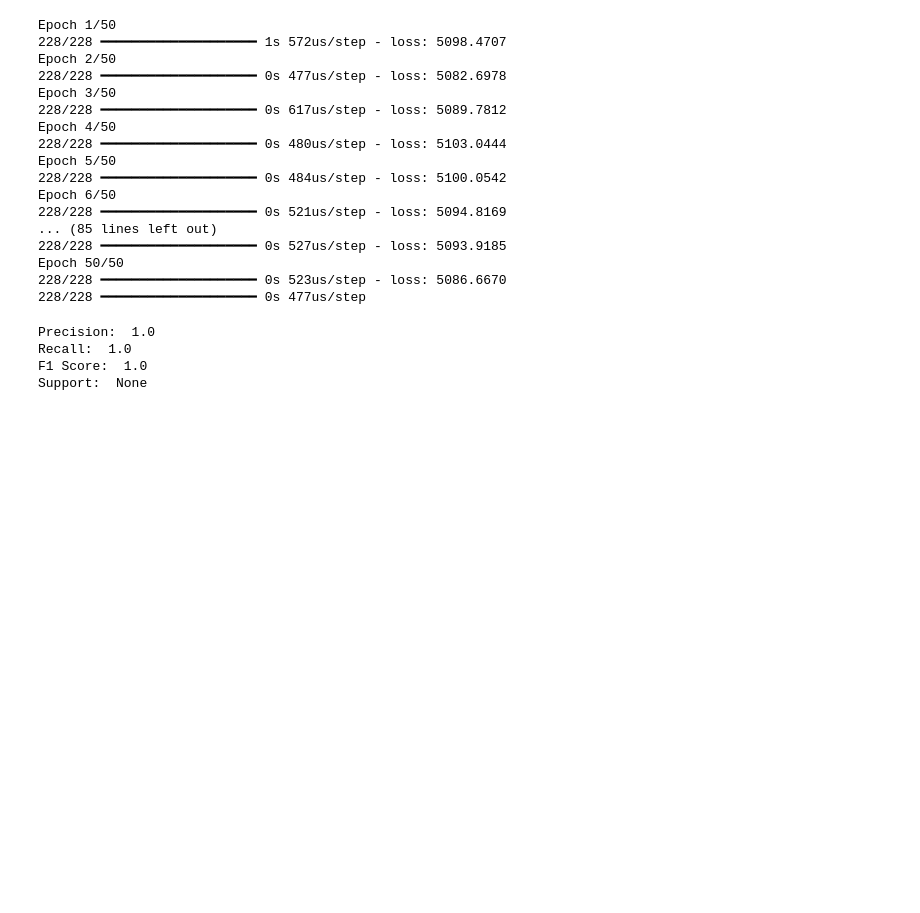
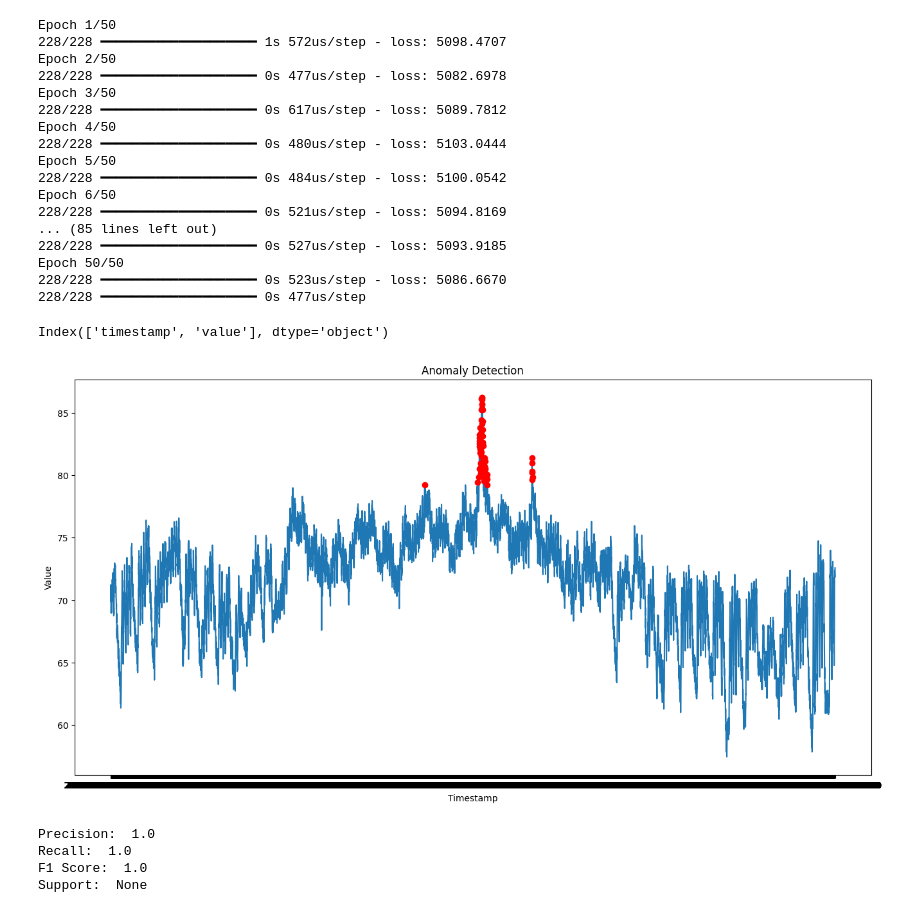
Before and after one commit to Liziye725/data_analysis_model, a Jupyter notebook: TimeSeriesAnomalyDetection/TimeSeriesAnomalyDetection.ipynb, the cells around one changed output. Drawn from its saved outputs; the diff is of its cells as text; code cells hidden in the pictures; blank space fills up the shorter version.

```diff
--- a/TimeSeriesAnomalyDetection/TimeSeriesAnomalyDetection.ipynb
+++ b/TimeSeriesAnomalyDetection/TimeSeriesAnomalyDetection.ipynb
@@ -67,6 +67,20 @@ threshold = anomaly_scores.quantile(0.99)
 anomalous = anomaly_scores > threshold
 binary_labels = anomalous.astype(int)
 precision, recall, f1_score, support = precision_recall_fscore_support(binary_labels, anomalous, average='binary')
+# %%
+print(data_converted.columns)
+
+plt.figure(figsize=(16, 8))
+
+plt.plot(data_converted['timestamp'], data_converted['value'])
+plt.plot(data_converted['timestamp'][anomalous], data_converted['value'][anomalous], 'ro')
+plt.xlabel('Timestamp')
+plt.ylabel('Value')
+plt.title('Anomaly Detection')
+plt.show()
+# %% [output]
+Index(['timestamp', 'value'], dtype='object')
+[figure, added]
 # %%
 test = data_converted['value'].values
 predictions = anomaly_scores.values
```
Also changed, not shown: parts of 2 cells of this notebook, 1 other file.
